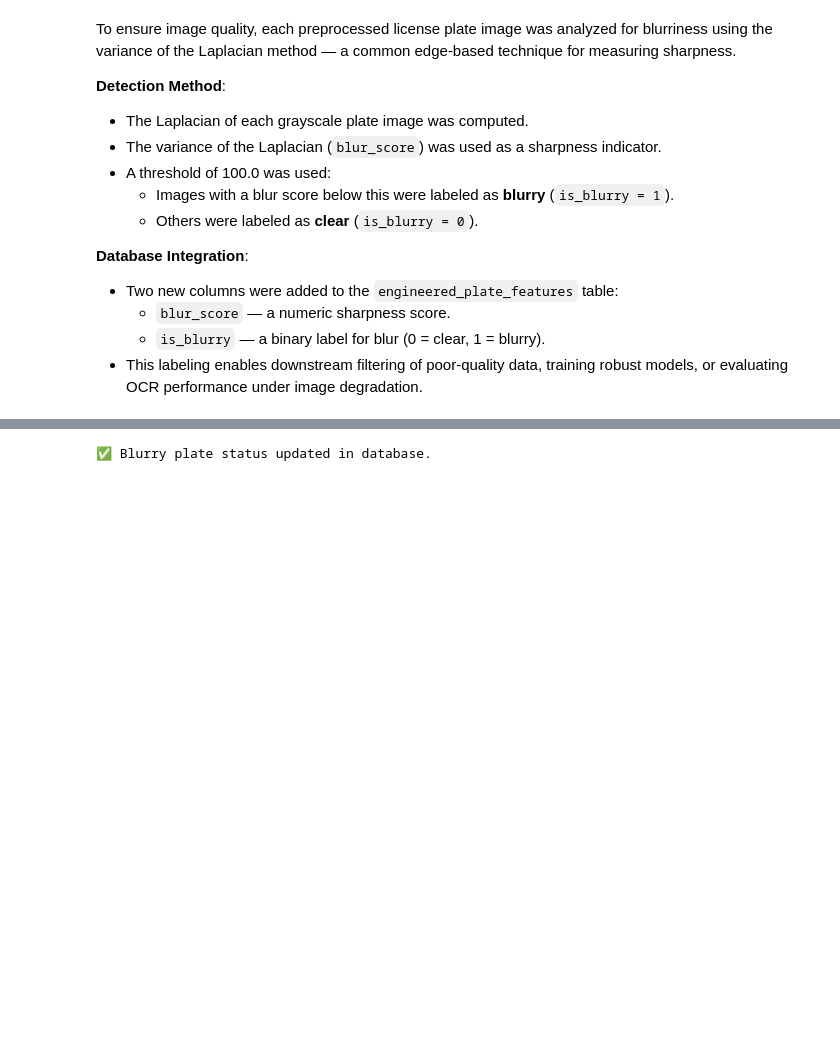
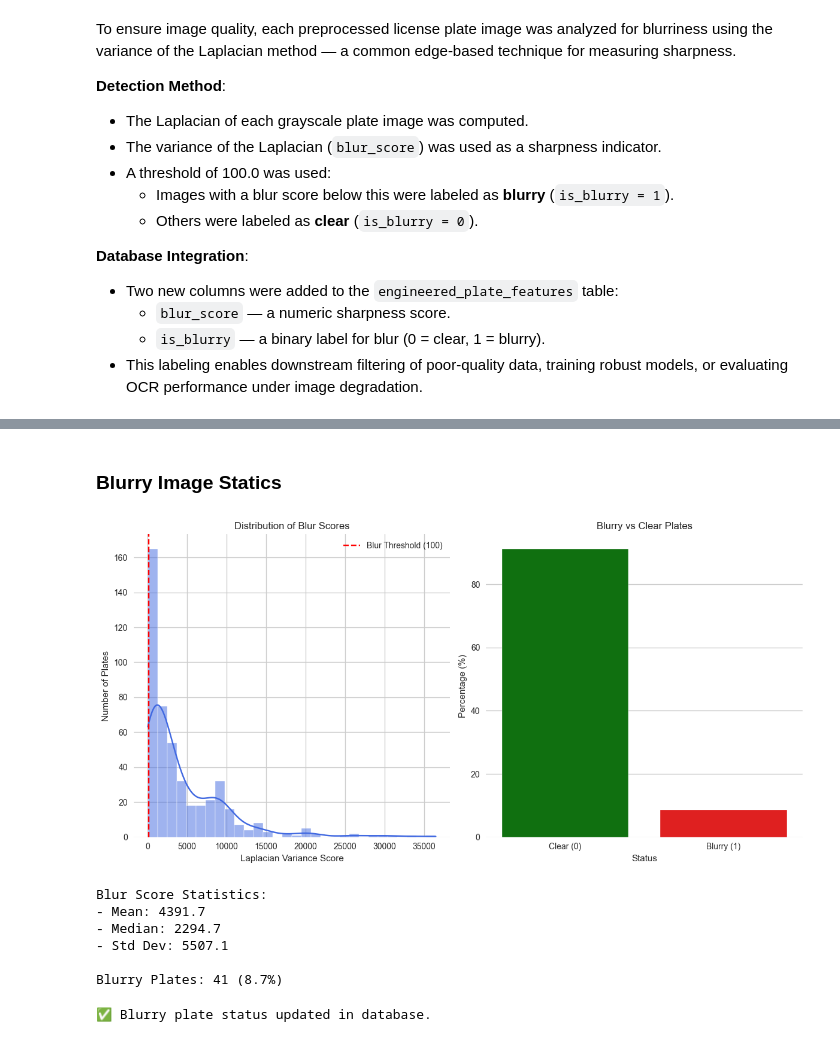
Before and after one commit to erfan-f/Data-Science-Course, a Jupyter notebook: project/car_plate_detection.ipynb, the cells around one changed output, grey strips where cells are left out. Cells and saved outputs as stored; diff of their text form; code cells hidden in the pictures; blank space fills up the shorter version.

```diff
--- a/project/car_plate_detection.ipynb
+++ b/project/car_plate_detection.ipynb
@@ -180,7 +200,7 @@ import sqlite3
 import pandas as pd
 
 
-conn = sqlite3.connect('database/dataset.db')
+conn = sqlite3.connect(db_path)
 cursor = conn.cursor()
 
 # Query 1: General data overview (first 20 records)
@@ -403,7 +423,7 @@ import os
 import cv2
 
 # Load data from the database
-conn = sqlite3.connect('database/dataset.db')
+conn = sqlite3.connect(db_path)
 query = """
 SELECT
     p.filename, p.image_path,
@@ -667 +686,58 @@ print(df_blur.sort_values(by='blur_score').head(10))
+# %% [markdown]
+<a id='step21'></a>
+### **Blurry Image Statics**
+# %%
+import sqlite3
+import pandas as pd
+import matplotlib.pyplot as plt
+import seaborn as sns
+
+conn = sqlite3.connect(db_path)
+df = pd.read_sql_query("""
+    SELECT blur_score, is_blurry
+    FROM engineered_plate_features
+    WHERE blur_score IS NOT NULL
+""", conn)
+conn.close()
+
+plt.figure(figsize=(12, 6))
+sns.set_style("whitegrid")
+
+plt.subplot(1, 2, 1)
+sns.histplot(df['blur_score'], bins=30, kde=True, color='royalblue')
+plt.axvline(x=100, color='red', linestyle='--', label='Blur Threshold (100)')
+plt.title('Distribution of Blur Scores')
+plt.xlabel('Laplacian Variance Score')
+plt.ylabel('Number of Plates')
+plt.legend()
+
+plt.subplot(1, 2, 2)
+blur_stats = df['is_blurry'].value_counts(normalize=True).mul(100).reset_index()
+blur_stats.columns = ['blur_status', 'percentage']
+
+sns.barplot(x='blur_status', y='percentage', hue='blur_status',
+            data=blur_stats, palette=['green', 'red'],
+            legend=False, order=[0, 1])
+plt.title('Blurry vs Clear Plates')
+plt.xlabel('Status')
+plt.xticks([0, 1], ['Clear (0)', 'Blurry (1)'])
+plt.ylabel('Percentage (%)')
+
+plt.tight_layout()
+plt.show()
+
+
+print("\nBlur Score Statistics:")
+print(f"- Mean: {df['blur_score'].mean():.1f}")
+print(f"- Median: {df['blur_score'].median():.1f}")
+print(f"- Std Dev: {df['blur_score'].std():.1f}")
+print(f"\nBlurry Plates: {df['is_blurry'].sum()} ({df['is_blurry'].mean()*100:.1f}%)")
+# %% [output]
+[figure, added]
+Blur Score Statistics:
+- Mean: 4391.7
+- Median: 2294.7
+- Std Dev: 5507.1
+
+Blurry Plates: 41 (8.7%)
 # %%
```
Also changed, not shown: parts of 14 cells of this notebook.
